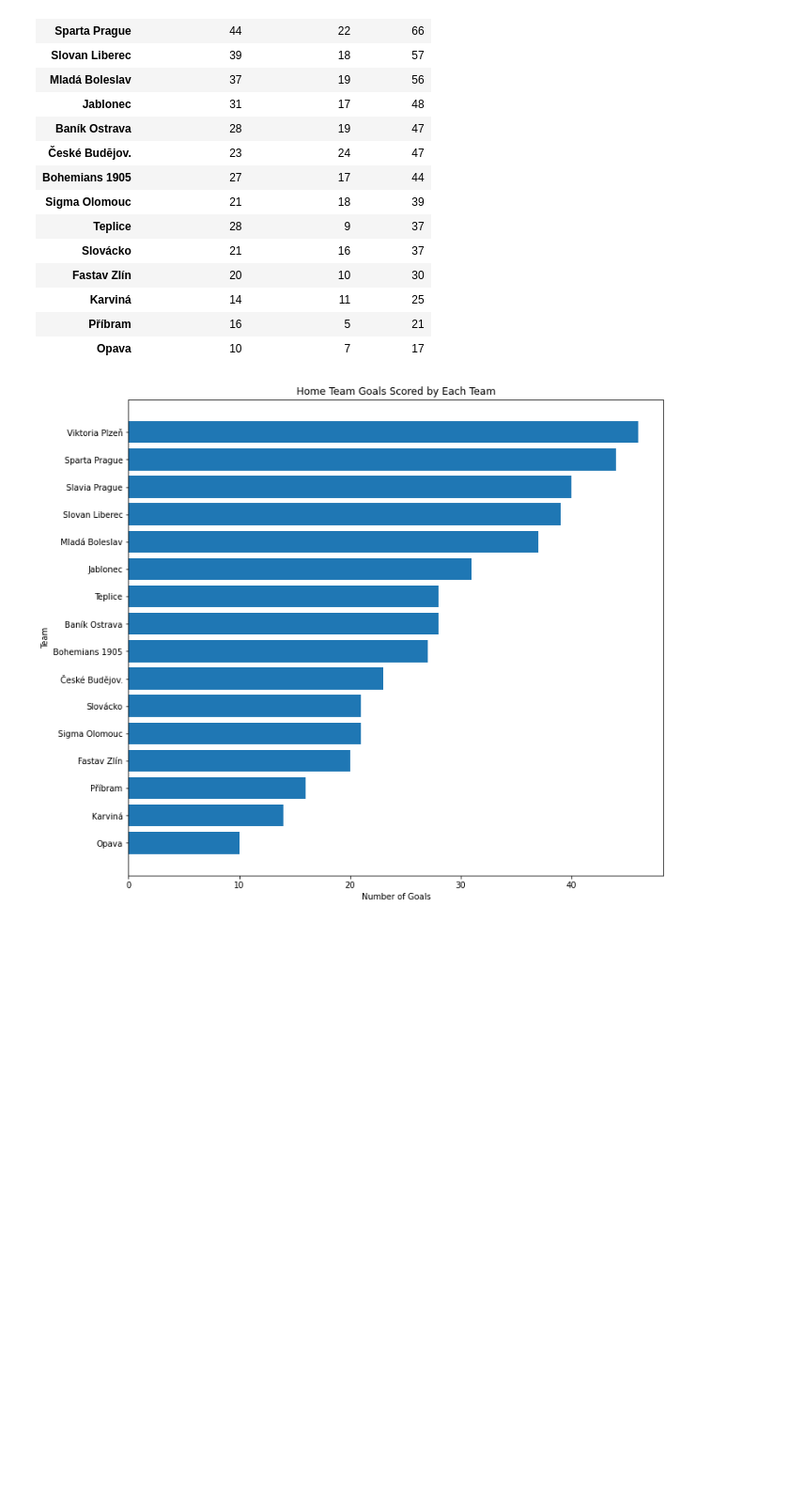
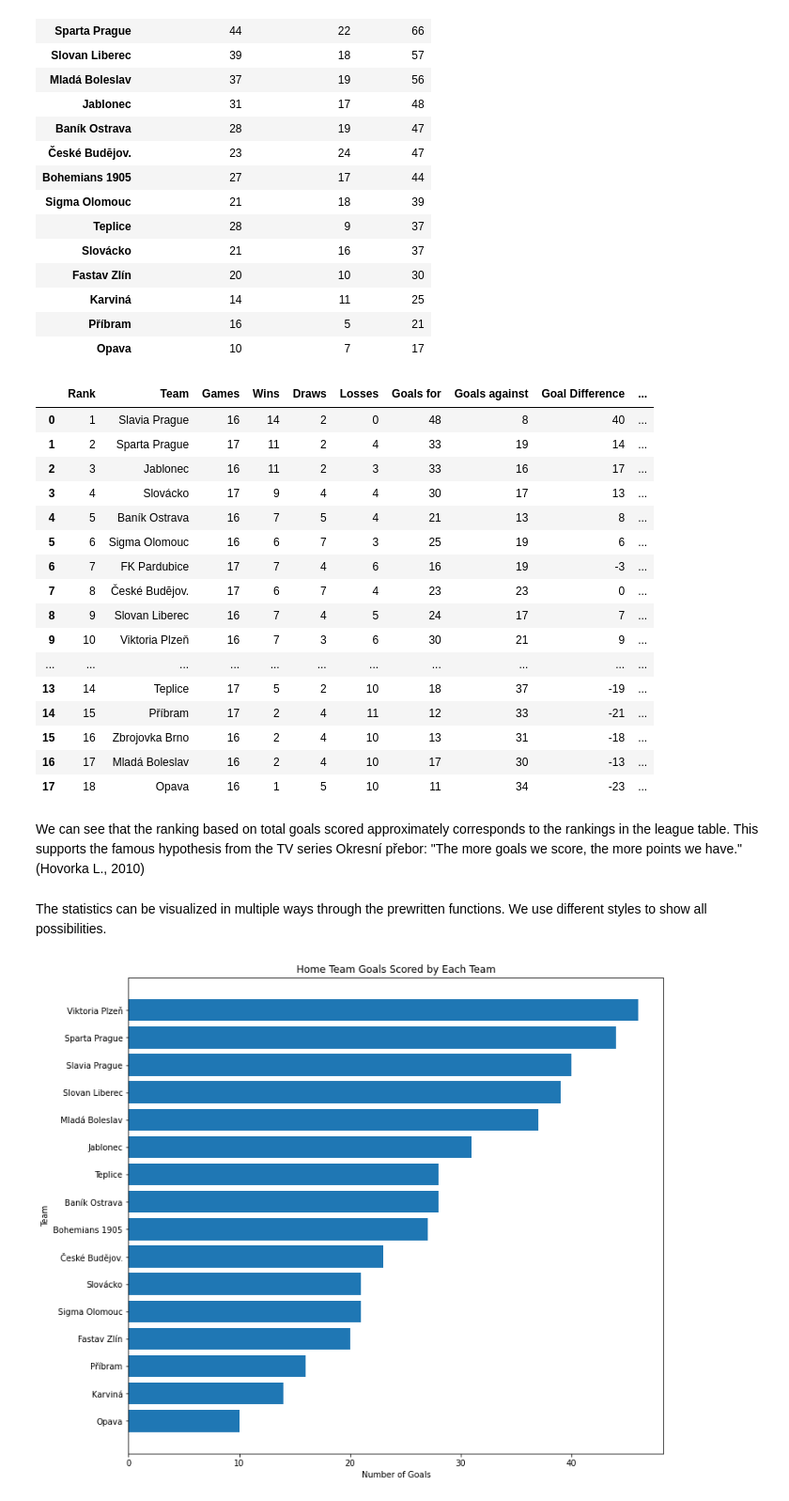
Before and after one commit to Johnymancvrk/Czech-Football-League, a Jupyter notebook: Teams_Cleaning&Analysis.ipynb, the cells around one changed output. Shown: that part at 94% size. Saved outputs shown, nothing was run; the diff lists cells and outputs as text; code cells hidden in the pictures; blank space fills up the shorter version.

Commit message:
Updated teams analysis

```diff
--- a/Teams_Cleaning&Analysis.ipynb
+++ b/Teams_Cleaning&Analysis.ipynb
@@ -199,6 +201,31 @@ totalpivot1920
 | Karviná | 14 | 11 | 25 |
 | Příbram | 16 | 5 | 21 |
 | Opava | 10 | 7 | 17 |
+# %%
+league_table = pd.read_csv(r"C:\Users\Honza Stuchlík\Documents\IES\Data Processing in Python\Czech-Football-League\league_table.csv")
+league_table
+# %% [output]
+|  | Rank | Team | Games | Wins | Draws | Losses | Goals for | Goals against | Goal Difference | ... |
+| 0 | 1 | Slavia Prague | 16 | 14 | 2 | 0 | 48 | 8 | 40 | ... |
+| 1 | 2 | Sparta Prague | 17 | 11 | 2 | 4 | 33 | 19 | 14 | ... |
+| 2 | 3 | Jablonec | 16 | 11 | 2 | 3 | 33 | 16 | 17 | ... |
+| 3 | 4 | Slovácko | 17 | 9 | 4 | 4 | 30 | 17 | 13 | ... |
+| 4 | 5 | Baník Ostrava | 16 | 7 | 5 | 4 | 21 | 13 | 8 | ... |
+| 5 | 6 | Sigma Olomouc | 16 | 6 | 7 | 3 | 25 | 19 | 6 | ... |
+| 6 | 7 | FK Pardubice | 17 | 7 | 4 | 6 | 16 | 19 | -3 | ... |
+| 7 | 8 | České Budĕjov. | 17 | 6 | 7 | 4 | 23 | 23 | 0 | ... |
+| 8 | 9 | Slovan Liberec | 16 | 7 | 4 | 5 | 24 | 17 | 7 | ... |
+| 9 | 10 | Viktoria Plzeň | 16 | 7 | 3 | 6 | 30 | 21 | 9 | ... |
+| ... | ... | ... | ... | ... | ... | ... | ... | ... | ... | ... |
+| 13 | 14 | Teplice | 17 | 5 | 2 | 10 | 18 | 37 | -19 | ... |
+| 14 | 15 | Příbram | 17 | 2 | 4 | 11 | 12 | 33 | -21 | ... |
+| 15 | 16 | Zbrojovka Brno | 16 | 2 | 4 | 10 | 13 | 31 | -18 | ... |
+| 16 | 17 | Mladá Boleslav | 16 | 2 | 4 | 10 | 17 | 30 | -13 | ... |
+| 17 | 18 | Opava | 16 | 1 | 5 | 10 | 11 | 34 | -23 | ... |
+# %% [markdown]
+We can see that the ranking based on total goals scored approximately corresponds to the rankings in the league table. This supports the famous hypothesis from the TV series Okresní přebor: "The more goals we score, the more points we have." (Hovorka L., 2010)
+# %% [markdown]
+The statistics can be visualized in multiple ways through the prewritten functions. We use different styles to show all possibilities.
 # %%
 homebarplot1920 = Goals_summary(scores_clean, season1920[0], season1920[1]).barplot("Home Team Goals", vertical = False)
 # %% [output]
```
Also changed, not shown: parts of 27 cells of this notebook.
